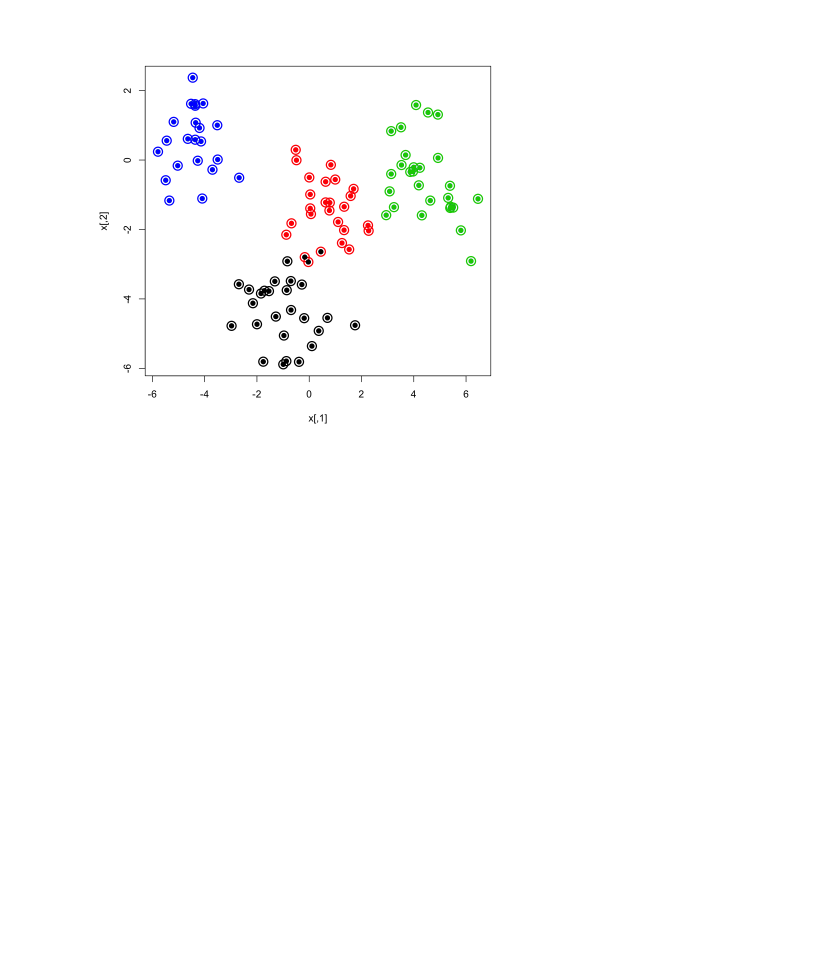
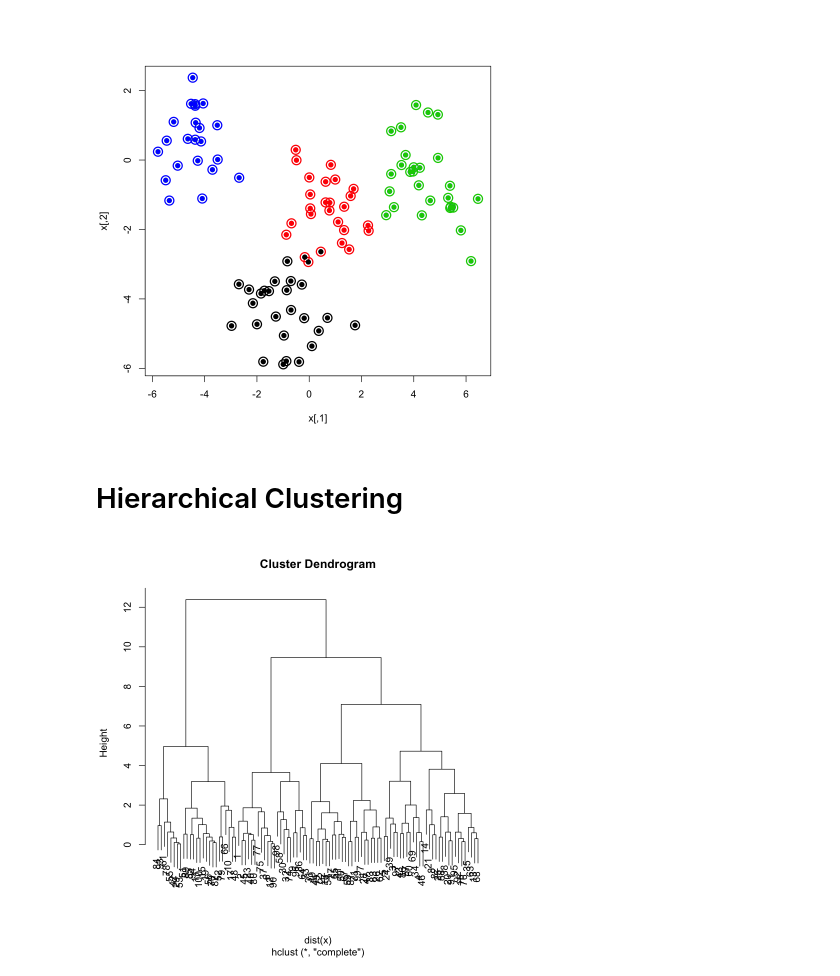
Before and after one commit to felixm3/coursework-workshops-bootcamps-lectures-etc, a Jupyter notebook: ISLR-v2/220606_R_Cap12_Unsupervised_Learning.ipynb, the cells around one changed output. Cells and saved outputs as stored; diff of their text form; code cells hidden in the pictures; blank space fills up the shorter version.

```diff
--- a/ISLR-v2/220606_R_Cap12_Unsupervised_Learning.ipynb
+++ b/ISLR-v2/220606_R_Cap12_Unsupervised_Learning.ipynb
@@ -184,3 +184,10 @@ which_clust  1  2  3  4
           3  0  0  0 22
           4  0  0 27  0
 [figure]
+# %% [markdown]
+# Hierarchical Clustering
+# %%
+hc_complete <- hclust(dist(x), method = 'complete')
+plot(hc_complete)
+# %% [output]
+[figure, added]
```
Also changed, not shown: parts of 4 cells of this notebook.
